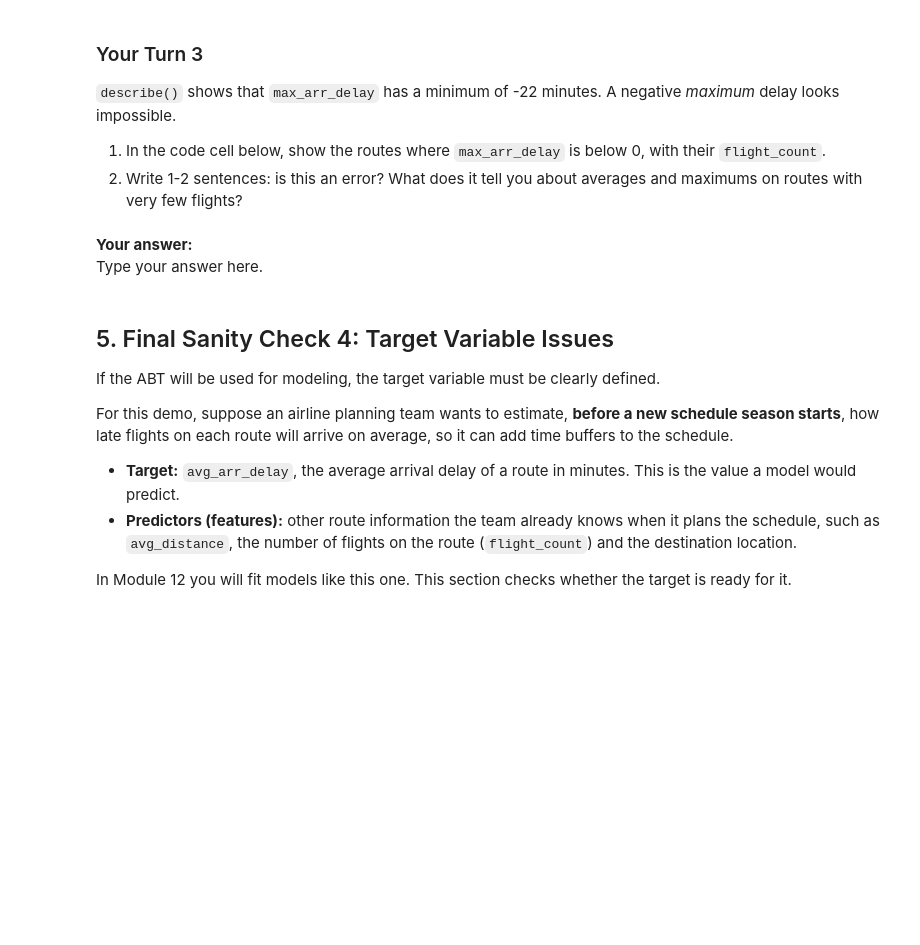
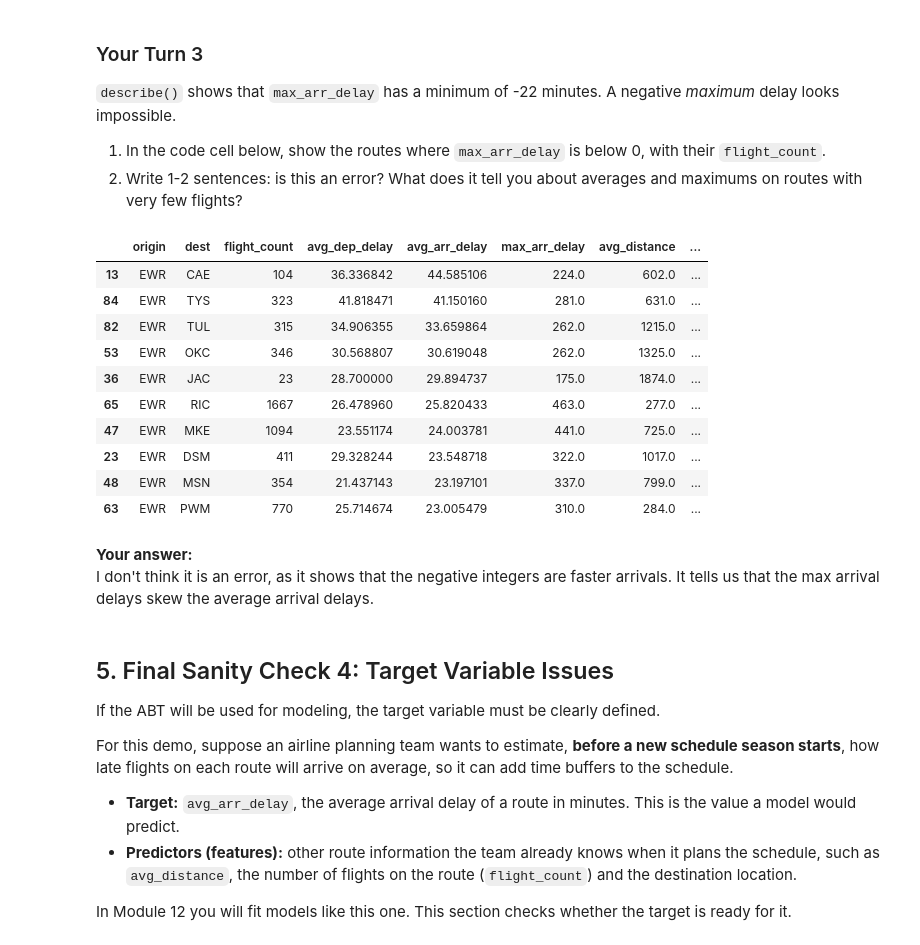
Before and after one commit to h4mmus/ban6003-week11-leoahmetovic, a Jupyter notebook: notebooks/module11_abt_documentation_guided_lab.ipynb, the cells around one changed output. Saved outputs shown, nothing was run; the diff lists cells and outputs as text; code cells hidden in the pictures; blank space fills up the shorter version.

```diff
--- a/notebooks/module11_abt_documentation_guided_lab.ipynb
+++ b/notebooks/module11_abt_documentation_guided_lab.ipynb
@@ -243,10 +349,29 @@ Extreme values do not automatically mean errors. They may be real business signa
 # %%
 # Your Turn 3
 # Show the routes with a negative max_arr_delay and their flight_count.
 # Hint: filter route_abt with a Boolean condition, then select a few columns.
+route_abt.describe()
+checks = {
+    "negative_max_arr_delay": (route_abt["flight_count"] < 0).sum(),
+}
+
+checks
+route_abt.sort_values("avg_arr_delay", ascending=False).head(10)
+# %% [output]
+|  | origin | dest | flight_count | avg_dep_delay | avg_arr_delay | max_arr_delay | avg_distance | ... |
+| 13 | EWR | CAE | 104 | 36.336842 | 44.585106 | 224.0 | 602.0 | ... |
+| 84 | EWR | TYS | 323 | 41.818471 | 41.150160 | 281.0 | 631.0 | ... |
+| 82 | EWR | TUL | 315 | 34.906355 | 33.659864 | 262.0 | 1215.0 | ... |
+| 53 | EWR | OKC | 346 | 30.568807 | 30.619048 | 262.0 | 1325.0 | ... |
+| 36 | EWR | JAC | 23 | 28.700000 | 29.894737 | 175.0 | 1874.0 | ... |
+| 65 | EWR | RIC | 1667 | 26.478960 | 25.820433 | 463.0 | 277.0 | ... |
+| 47 | EWR | MKE | 1094 | 23.551174 | 24.003781 | 441.0 | 725.0 | ... |
+| 23 | EWR | DSM | 411 | 29.328244 | 23.548718 | 322.0 | 1017.0 | ... |
+| 48 | EWR | MSN | 354 | 21.437143 | 23.197101 | 337.0 | 799.0 | ... |
+| 63 | EWR | PWM | 770 | 25.714674 | 23.005479 | 310.0 | 284.0 | ... |
 # %% [markdown]
 **Your answer:**
-Type your answer here.
+I don't think it is an error, as it shows that the negative integers are faster arrivals. It tells us that the max arrival delays skew the average arrival delays.
 # %% [markdown]
 ## 5. Final Sanity Check 4: Target Variable Issues
 
```
Also changed, not shown: parts of 29 cells of this notebook.
